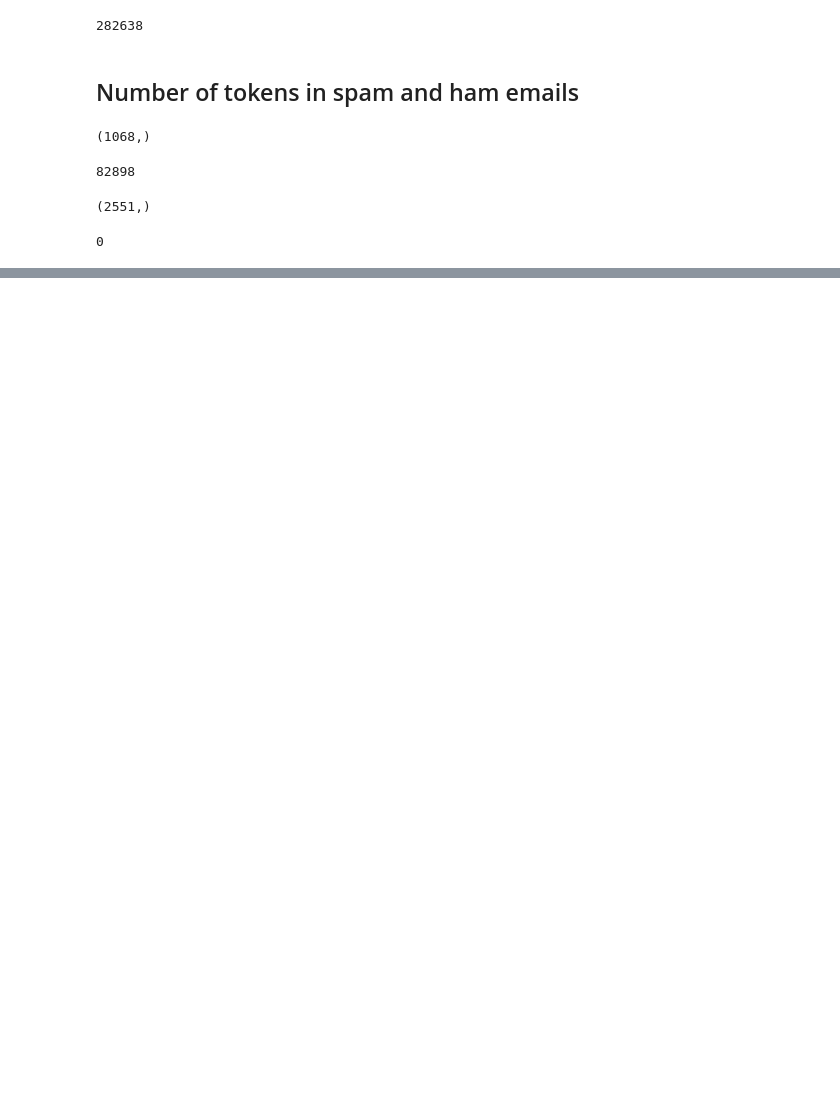
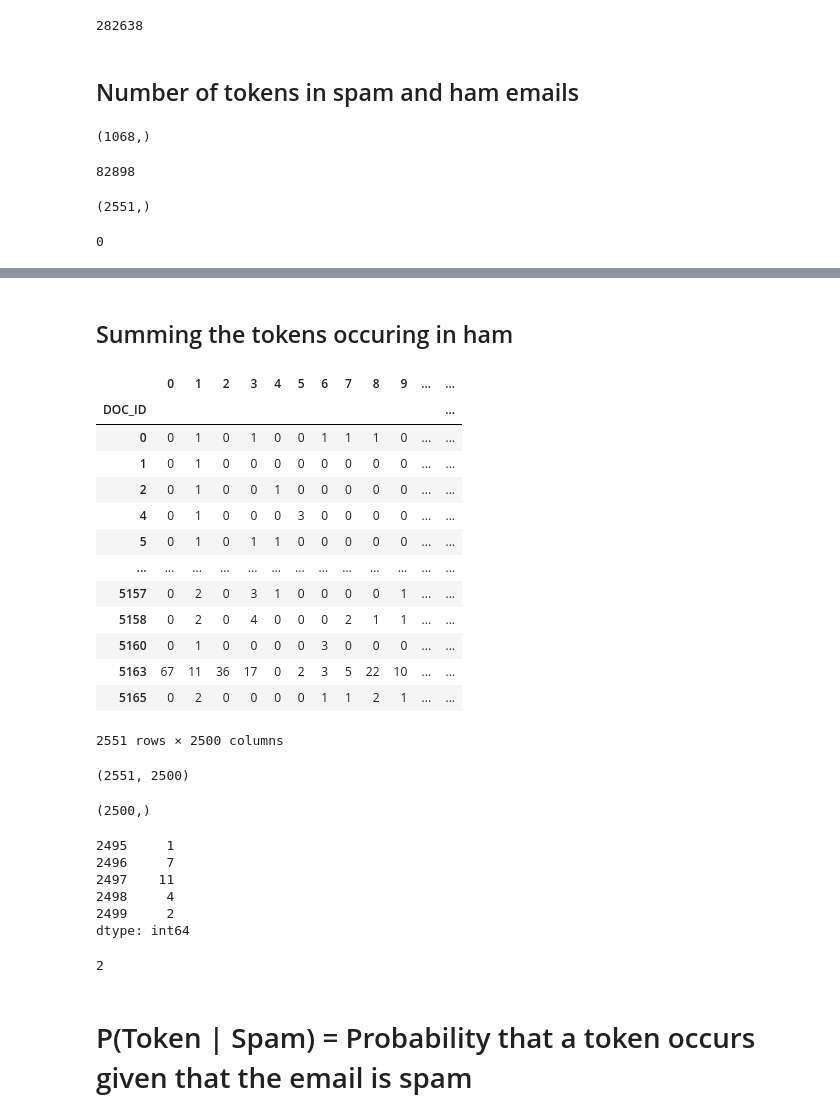
Before and after one commit to Souhardya-Ganguly/Final-Sem-project, a Jupyter notebook: Spam Email Classifier.ipynb, the cells around one changed output, grey strips where cells are left out. Saved outputs shown, nothing was run; the diff lists cells and outputs as text; code cells hidden in the pictures; blank space fills up the shorter version.

```diff
--- a/Spam Email Classifier.ipynb
+++ b/Spam Email Classifier.ipynb
@@ -672,0 +722,44 @@ email_length.shape[0] - spam_length.shape[0] - ham_length.shape[0]
+# %% [markdown]
+## Summing the tokens occuring in ham
+# %%
+train_ham_tokens = full_train_features.loc[full_train_data.CATEGORY == 0]
+train_ham_tokens
+# %% [output]
+|  | 0 | 1 | 2 | 3 | 4 | 5 | 6 | 7 | 8 | 9 | ... | ... |
+| DOC_ID |  |  |  |  |  |  |  |  |  |  |  | ... |
+| 0 | 0 | 1 | 0 | 1 | 0 | 0 | 1 | 1 | 1 | 0 | ... | ... |
+| 1 | 0 | 1 | 0 | 0 | 0 | 0 | 0 | 0 | 0 | 0 | ... | ... |
+| 2 | 0 | 1 | 0 | 0 | 1 | 0 | 0 | 0 | 0 | 0 | ... | ... |
+| 4 | 0 | 1 | 0 | 0 | 0 | 3 | 0 | 0 | 0 | 0 | ... | ... |
+| 5 | 0 | 1 | 0 | 1 | 1 | 0 | 0 | 0 | 0 | 0 | ... | ... |
+| ... | ... | ... | ... | ... | ... | ... | ... | ... | ... | ... | ... | ... |
+| 5157 | 0 | 2 | 0 | 3 | 1 | 0 | 0 | 0 | 0 | 1 | ... | ... |
+| 5158 | 0 | 2 | 0 | 4 | 0 | 0 | 0 | 2 | 1 | 1 | ... | ... |
+| 5160 | 0 | 1 | 0 | 0 | 0 | 0 | 3 | 0 | 0 | 0 | ... | ... |
+| 5163 | 67 | 11 | 36 | 17 | 0 | 2 | 3 | 5 | 22 | 10 | ... | ... |
+| 5165 | 0 | 2 | 0 | 0 | 0 | 0 | 1 | 1 | 2 | 1 | ... | ... |
+2551 rows × 2500 columns
+# %%
+train_ham_tokens.shape
+# %% [output]
+(2551, 2500)
+# %%
+summed_ham_tokens = train_ham_tokens.sum(axis = 0) + 1#Laplace smoothing
+summed_ham_tokens.shape
+# %% [output]
+(2500,)
+# %%
+summed_ham_tokens.tail()
+# %% [output]
+2495     1
+2496     7
+2497    11
+2498     4
+2499     2
+dtype: int64
+# %%
+train_ham_tokens[2499].sum() + 1#Correspong to the above output
+# %% [output]
+2
+# %% [markdown]
+# P(Token | Spam) = Probability that a token occurs given that the email is spam
```
Also changed, not shown: parts of 66 cells of this notebook, 5 other files.
